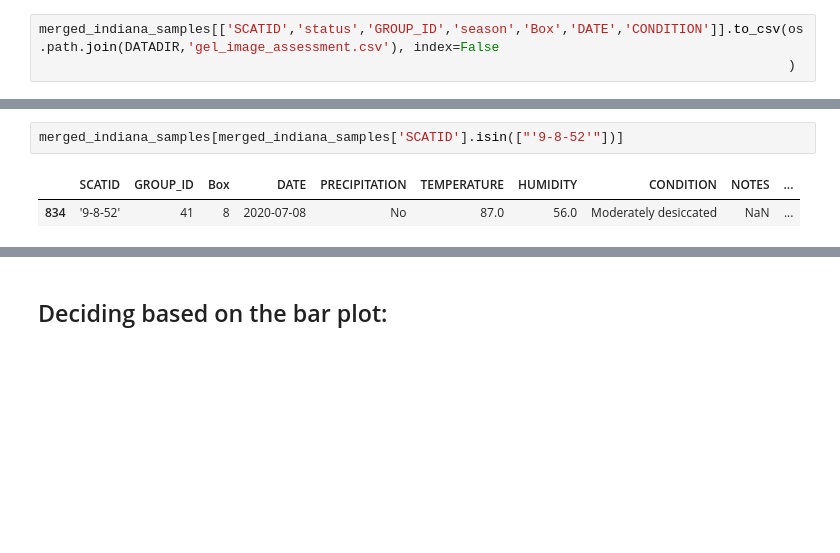
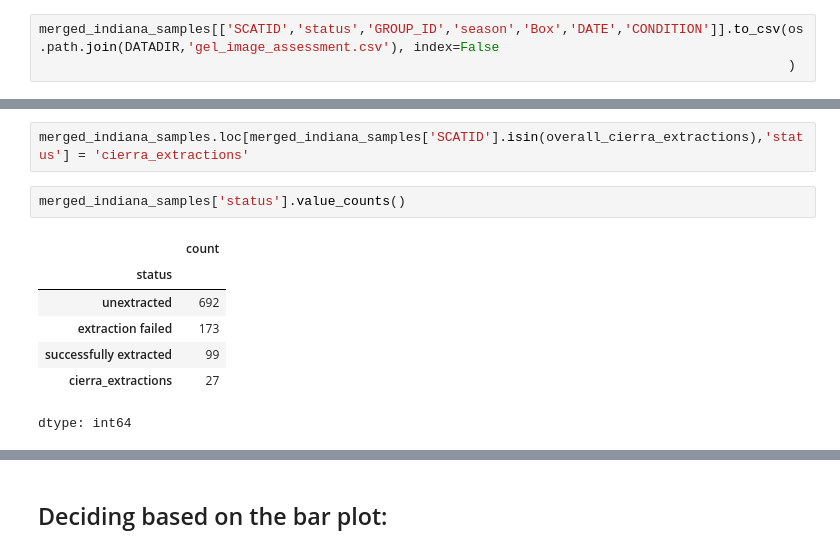
Before and after one commit to poudelmohit/carnivore_scat_samples_extraction, a Jupyter notebook: listing_samples_to_extract.ipynb, the cells around one changed output, grey strips where cells are left out. Drawn from its saved outputs; the diff is of its cells as text; blank space fills up the shorter version.

```diff
--- a/listing_samples_to_extract.ipynb
+++ b/listing_samples_to_extract.ipynb
@@ -391,5 +442,12 @@ merged_indiana_samples[['SCATID','status','GROUP_ID','season','Box','DATE','COND
 # %%
-merged_indiana_samples[merged_indiana_samples['SCATID'].isin(["'9-8-52'"])]
+merged_indiana_samples.loc[merged_indiana_samples['SCATID'].isin(overall_cierra_extractions),'status'] = 'cierra_extractions'
-# %% [output]
-|  | SCATID | GROUP_ID | Box | DATE | PRECIPITATION | TEMPERATURE | HUMIDITY | CONDITION | NOTES | ... |
-| 834 | '9-8-52' | 41 | 8 | 2020-07-08 | No | 87.0 | 56.0 | Moderately desiccated | NaN | ... |
+# %%
+merged_indiana_samples['status'].value_counts()
+# %% [output]
+|  | count |
+| status |  |
+| unextracted | 692 |
+| extraction failed | 173 |
+| successfully extracted | 99 |
+| cierra_extractions | 27 |
+dtype: int64
```
Also changed, not shown: parts of 25 cells of this notebook.
